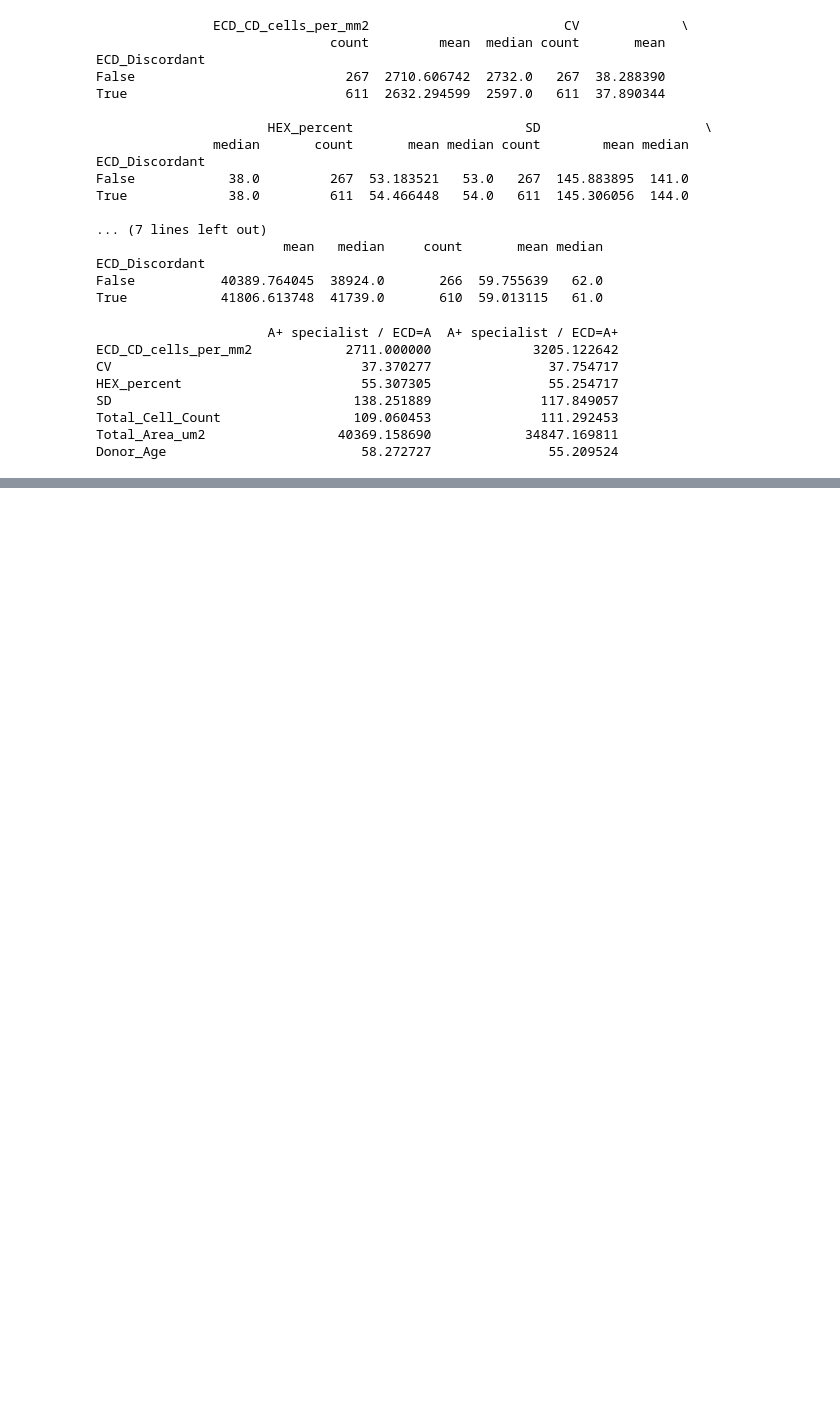
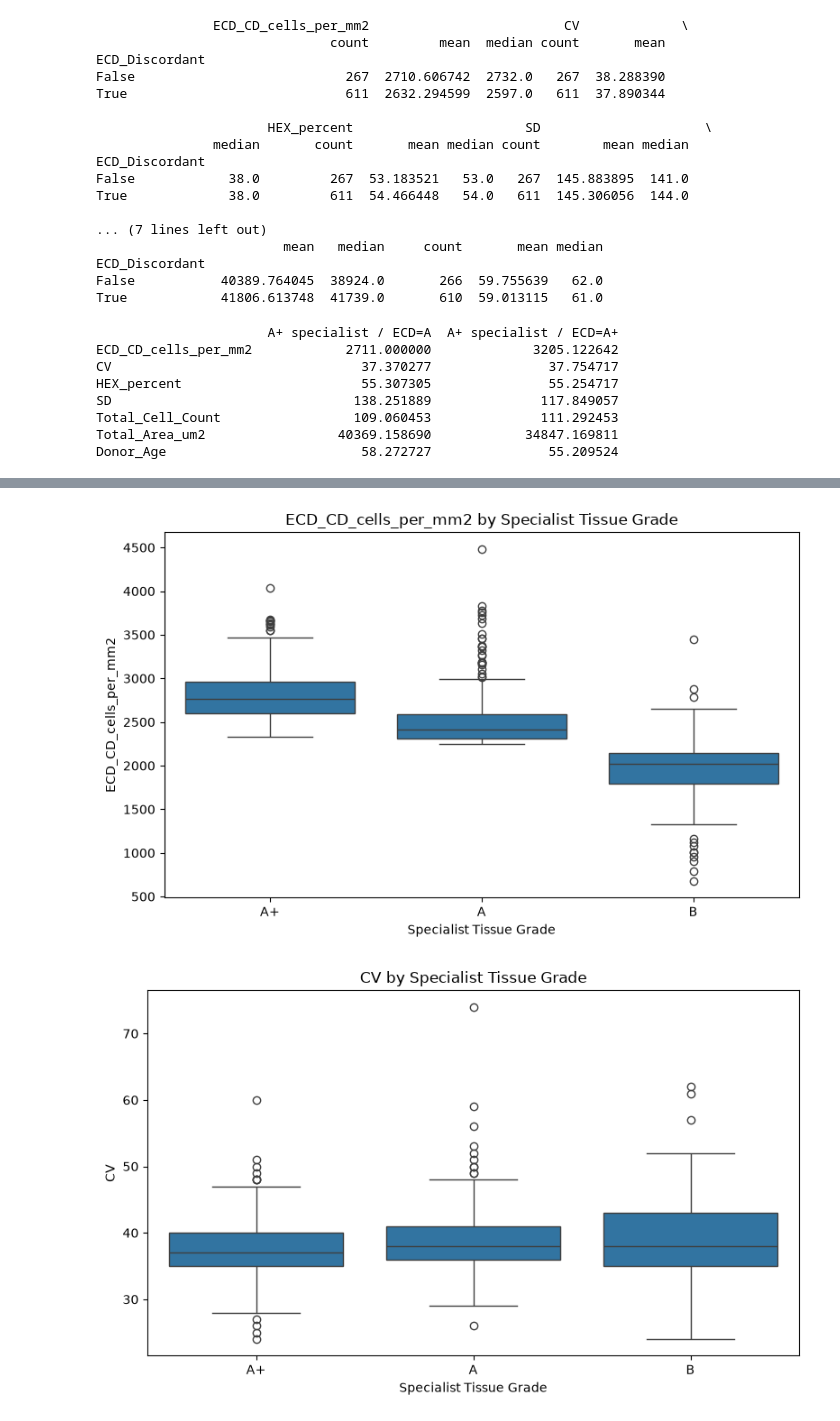
Before and after one commit to Pulitha-m/xai-cornea-grading, a Jupyter notebook: ml/grading/notebooks/03_eda.ipynb, the cells around one changed output, grey strips where cells are left out. Saved outputs shown, nothing was run; the diff lists cells and outputs as text; code cells hidden in the pictures; blank space fills up the shorter version.

Commit message:
feat(grading): analyze clinical and morphological grade patterns

```diff
--- a/ml/grading/notebooks/03_eda.ipynb
+++ b/ml/grading/notebooks/03_eda.ipynb
@@ -382,0 +420,38 @@ Donor_Age                         58.272727               55.209524
+# %%
+
+import matplotlib.pyplot as plt
+import seaborn as sns
+
+numeric_features = [
+    "ECD_CD_cells_per_mm2",
+    "CV",
+    "HEX_percent",
+    "SD",
+    "Total_Cell_Count",
+    "Total_Area_um2",
+]
+
+grade_order = ["A+", "A", "B"]
+
+eda_df = df[
+    df["Tissue_Grade_Clean"].isin(grade_order)
+].copy()
+
+for feature in numeric_features:
+    plt.figure(figsize=(8, 5))
+
+    sns.boxplot(
+        data=eda_df,
+        x="Tissue_Grade_Clean",
+        y=feature,
+        order=grade_order,
+    )
+
+    plt.title(f"{feature} by Specialist Tissue Grade")
+    plt.xlabel("Specialist Tissue Grade")
+    plt.ylabel(feature)
+    plt.tight_layout()
+    plt.show()
+# %% [output]
+[figure, added]
+[figure, added]
```
Also changed, not shown: parts of 5 cells of this notebook.
